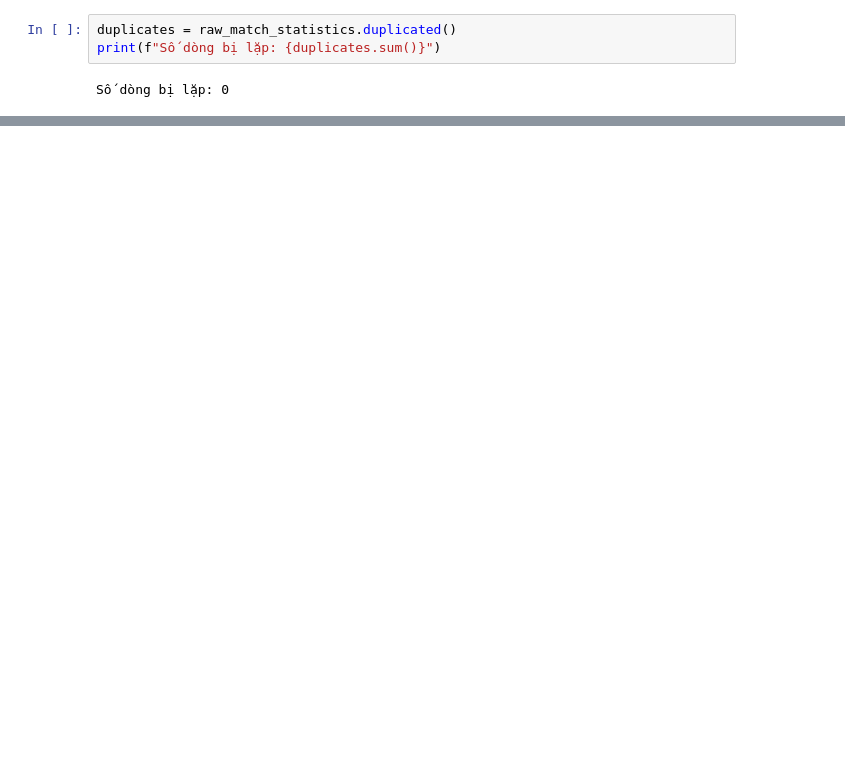
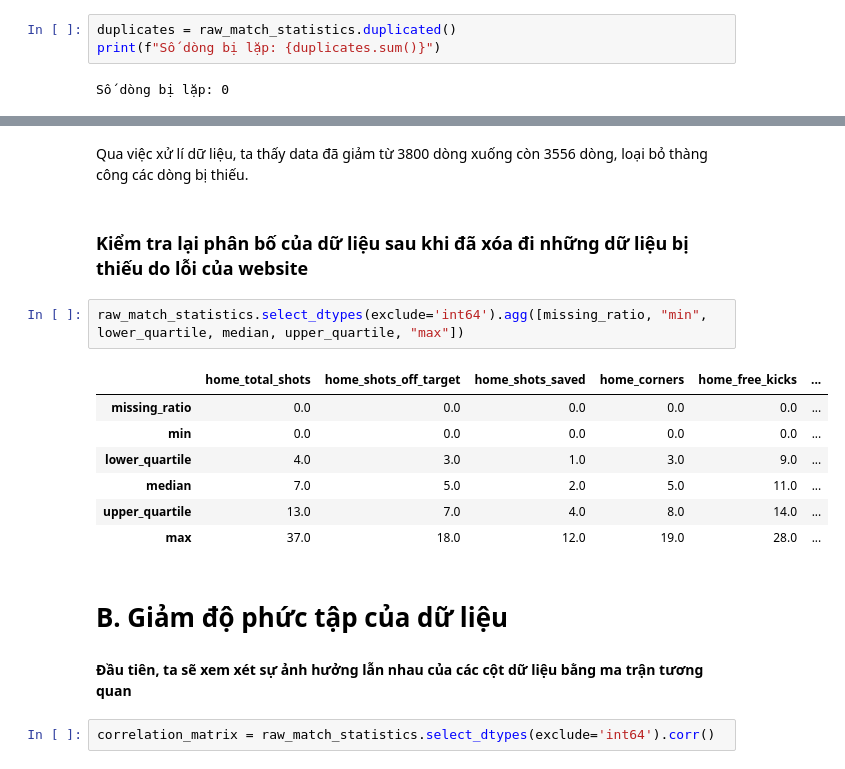
Before and after one commit to Banhmikepthit0105/FootballMatch-Analysis.Prediction, a Jupyter notebook: Phase02_DataPrepocessing.ipynb, the cells around one changed output, grey strips where cells are left out. Cells and saved outputs as stored; diff of their text form; blank space fills up the shorter version.

```diff
--- a/Phase02_DataPrepocessing.ipynb
+++ b/Phase02_DataPrepocessing.ipynb
@@ -103,0 +245,20 @@ Có gì ae tự tạo cell thêm tương ứng với cái section đã ghi trên
+# %% [markdown]
+Qua việc xử lí dữ liệu, ta thấy data đã giảm từ 3800 dòng xuống còn 3556 dòng, loại bỏ thàng công các dòng bị thiếu.
+# %% [markdown]
+### **Kiểm tra lại phân bố của dữ liệu sau khi đã xóa đi những dữ liệu bị thiếu do lỗi của website**
+# %%
+raw_match_statistics.select_dtypes(exclude='int64').agg([missing_ratio, "min", lower_quartile, median, upper_quartile, "max"])
+# %% [output]
+|  | home_total_shots | home_shots_off_target | home_shots_saved | home_corners | home_free_kicks | ... |
+| missing_ratio | 0.0 | 0.0 | 0.0 | 0.0 | 0.0 | ... |
+| min | 0.0 | 0.0 | 0.0 | 0.0 | 0.0 | ... |
+| lower_quartile | 4.0 | 3.0 | 1.0 | 3.0 | 9.0 | ... |
+| median | 7.0 | 5.0 | 2.0 | 5.0 | 11.0 | ... |
+| upper_quartile | 13.0 | 7.0 | 4.0 | 8.0 | 14.0 | ... |
+| max | 37.0 | 18.0 | 12.0 | 19.0 | 28.0 | ... |
+# %% [markdown]
+# **B. Giảm độ phức tập của dữ liệu**
+# %% [markdown]
+**Đầu tiên, ta sẽ xem xét sự ảnh hưởng lẫn nhau của các cột dữ liệu bằng ma trận tương quan**
+# %%
+correlation_matrix = raw_match_statistics.select_dtypes(exclude='int64').corr()
```
Also changed, not shown: parts of 27 cells of this notebook, 4 other files.
